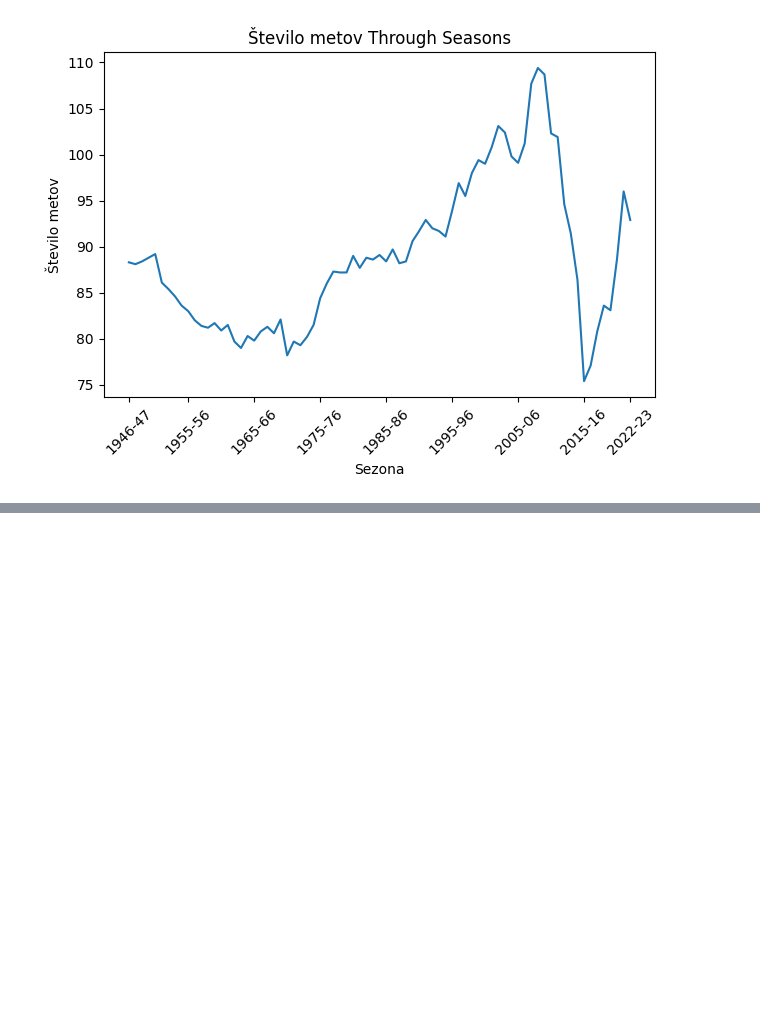
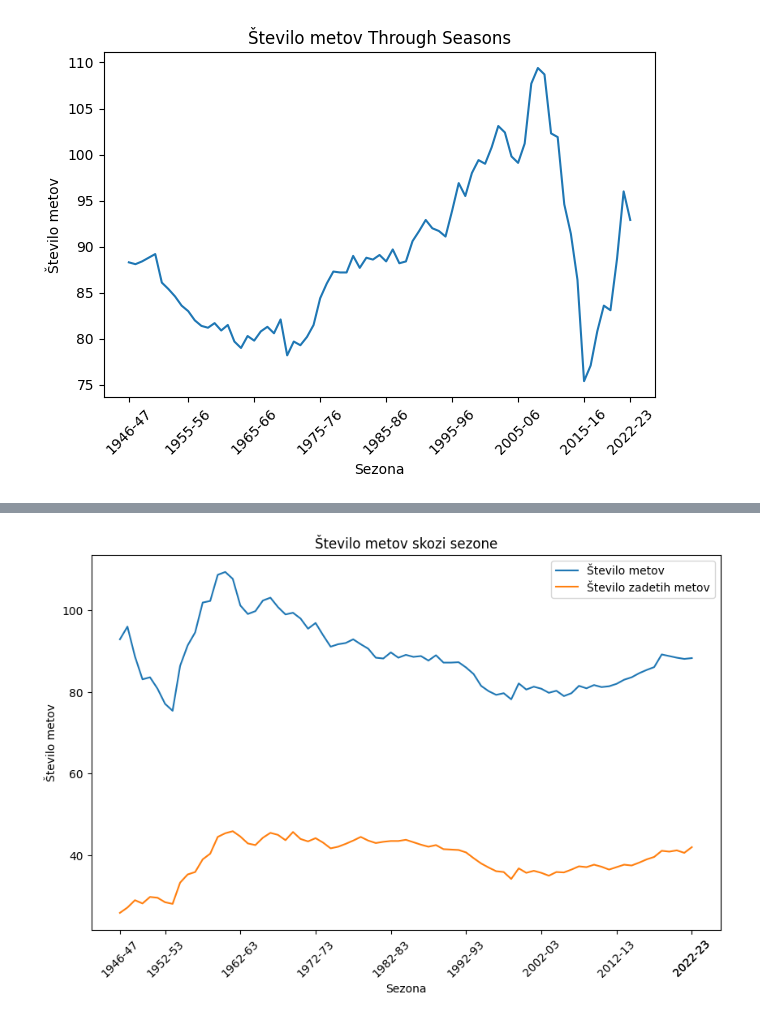
Before and after one commit to alkohasko/AnalizaNBA, a Jupyter notebook: analiza_podatkov.ipynb, the cells around one changed output, grey strips where cells are left out. Saved outputs shown, nothing was run; the diff lists cells and outputs as text; code cells hidden in the pictures; blank space fills up the shorter version.

```diff
--- a/analiza_podatkov.ipynb
+++ b/analiza_podatkov.ipynb
@@ -59,0 +66,4 @@ ureditev.graf_metov()
+# %%
+ureditev.graf_metov()
+# %% [output]
+[figure, added]
```
Also changed, not shown: parts of 5 cells of this notebook.
